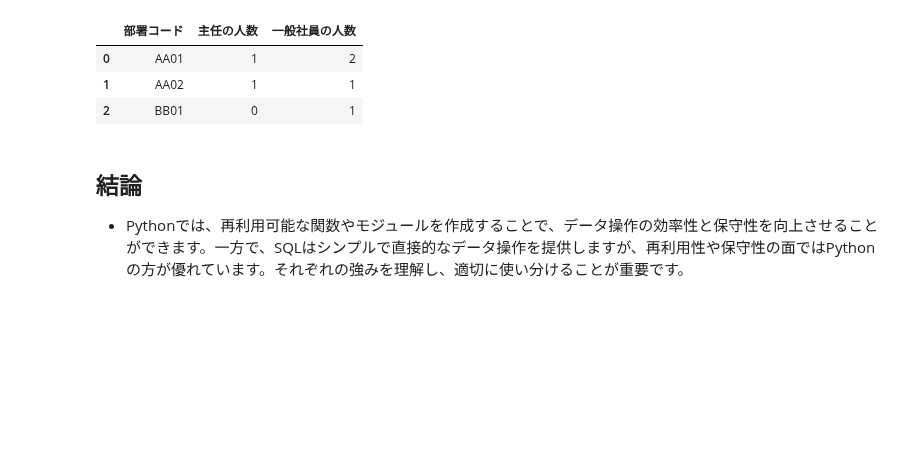
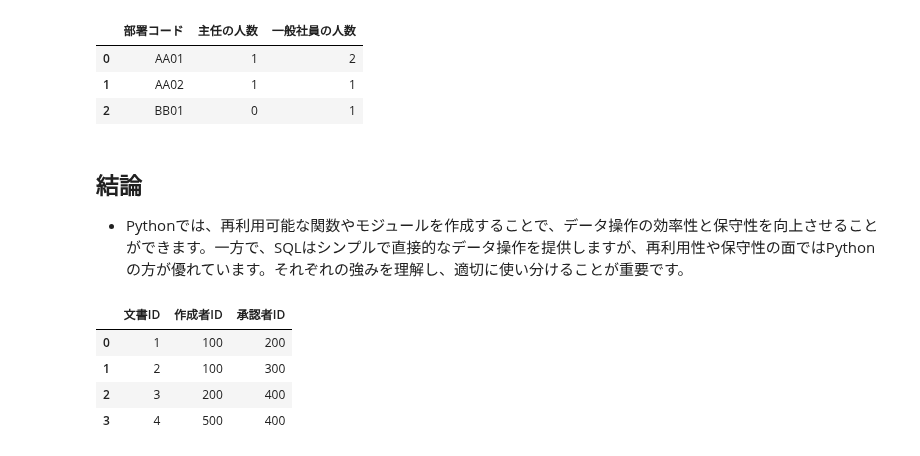
Before and after one commit to phonon-py/DatabaseSpecialistStudy, a Jupyter notebook: main.ipynb, the cells around one changed output. Cells and saved outputs as stored; diff of their text form; code cells hidden in the pictures; blank space fills up the shorter version.

```diff
--- a/main.ipynb
+++ b/main.ipynb
@@ -2856,0 +2911,8 @@ def 集計結果(df):
+# %%
+df_doc
+# %% [output]
+|  | 文書ID | 作成者ID | 承認者ID |
+| 0 | 1 | 100 | 200 |
+| 1 | 2 | 100 | 300 |
+| 2 | 3 | 200 | 400 |
+| 3 | 4 | 500 | 400 |
```
Also changed, not shown: parts of 9 cells of this notebook.
